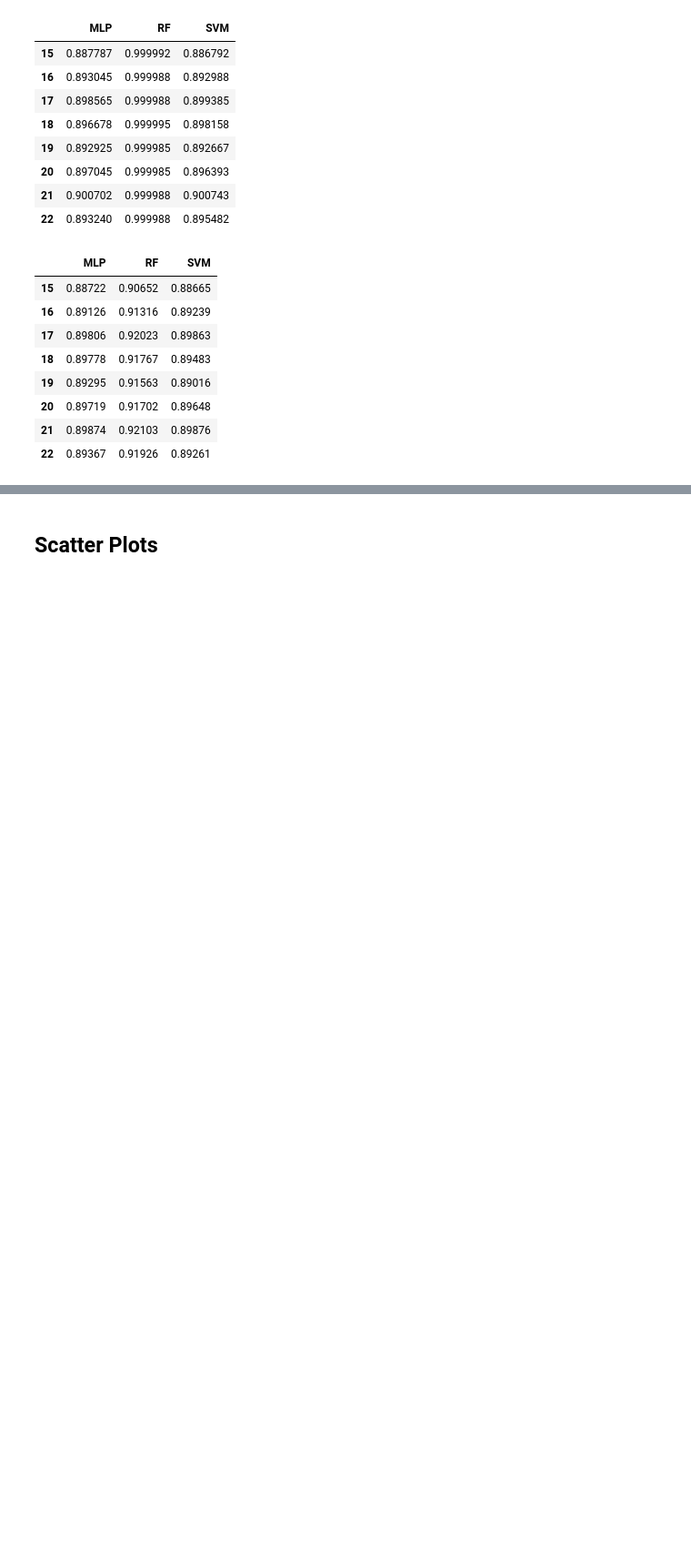
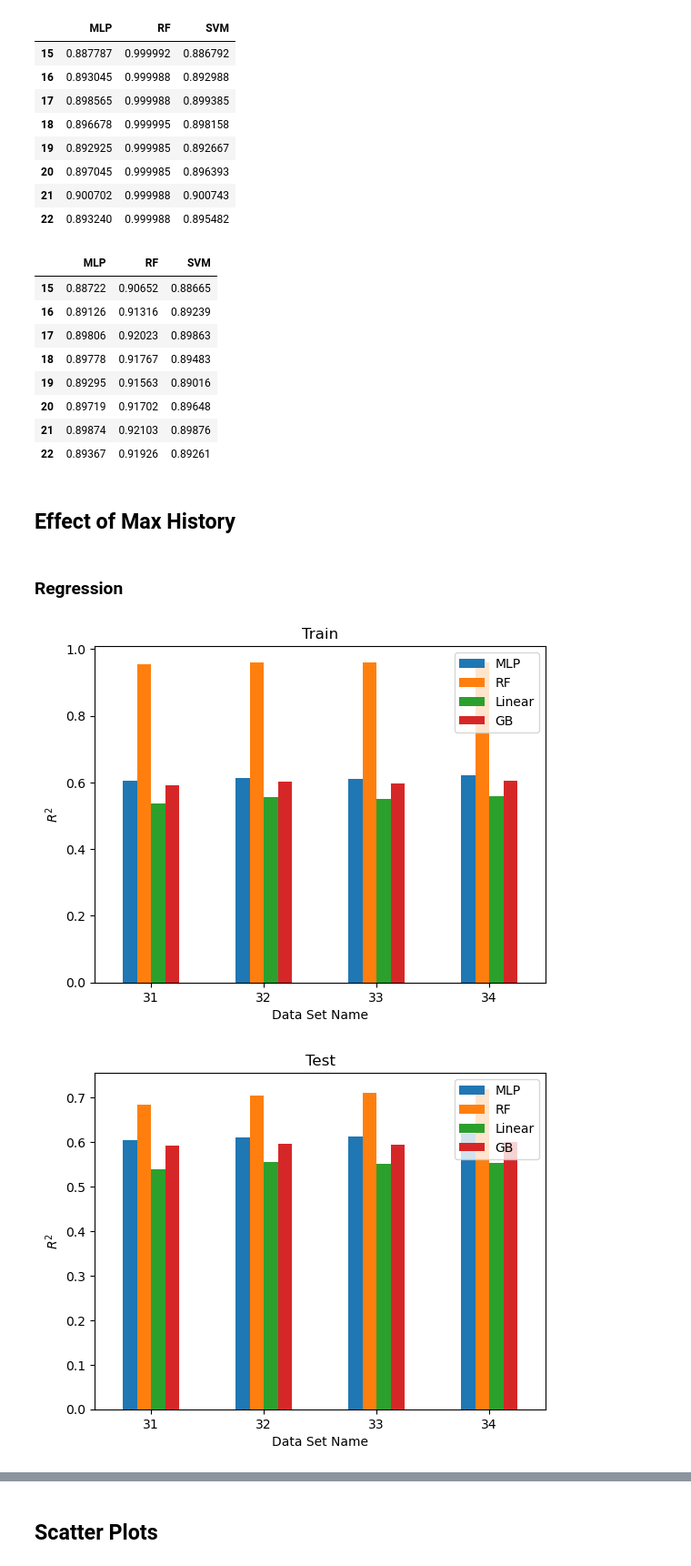
Before and after one commit to LLNL/MLAP, a Jupyter notebook: SJSU/Step3_TrainModel/EvaluateTrainedModels.ipynb, the cells around one changed output, grey strips where cells are left out. Shown at 91% size. Drawn from its saved outputs; the diff is of its cells as text; code cells hidden in the pictures; blank space fills up the shorter version.

Commit message:
Assess model accuracy w.r.t. data size, hist interval, max history etc.

```diff
--- a/SJSU/Step3_TrainModel/EvaluateTrainedModels.ipynb
+++ b/SJSU/Step3_TrainModel/EvaluateTrainedModels.ipynb
@@ -138,3 +138,23 @@ df_test
 | 20 | 0.89719 | 0.91702 | 0.89648 |
 | 21 | 0.89874 | 0.92103 | 0.89876 |
 | 22 | 0.89367 | 0.91926 | 0.89261 |
+# %% [markdown]
+## Effect of Max History
+# %% [markdown]
+### Regression
+# %%
+json_extract_counts = range(31, 35)
+json_prep_counts = [1]
+json_train_counts = [1, 3, 4, 5]
+FM_label_type = "Regression"
+# %%
+trained_models_metrics, data_defn = create_trained_models_metrics (\
+                                      json_prep_base, json_prep_counts, \
+                                      json_train_base, json_train_counts, \
+                                      json_extract_base, json_extract_counts)
+
+df_train, df_test = plot_trained_models_metrics (FM_label_type, json_extract_counts, \
+                                                 trained_models_metrics)
+# %% [output]
+[figure, added]
+[figure, added]
```
Also changed, not shown: parts of 36 cells of this notebook.
